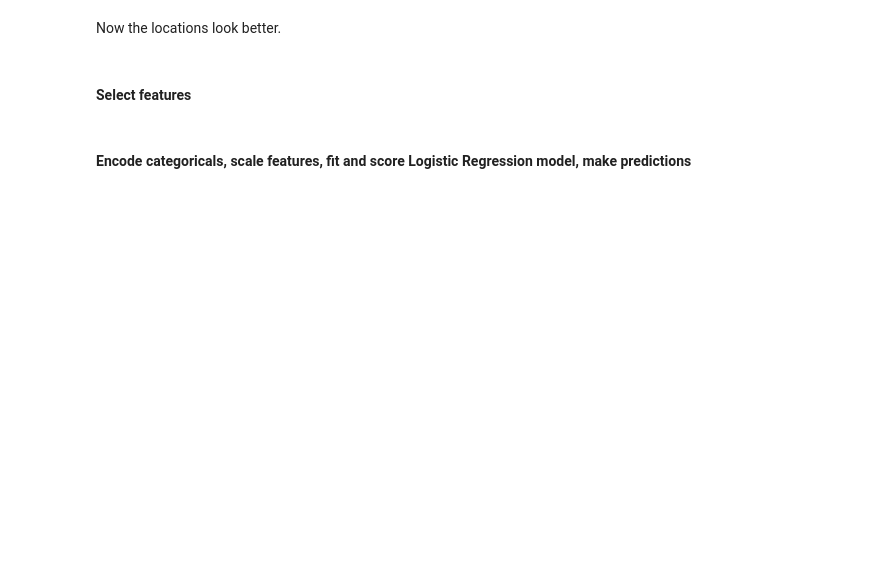
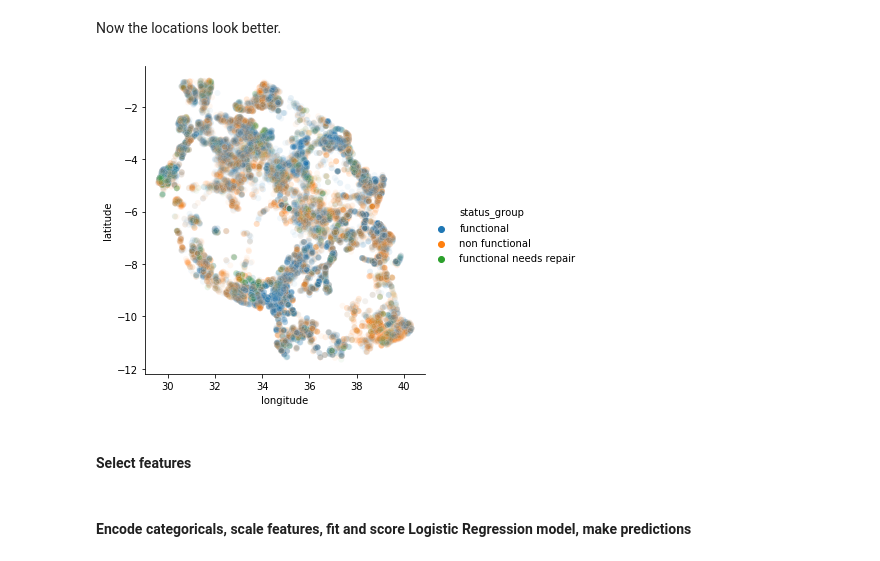
Before and after one commit to bloominstituteoftechnology/DS-Unit-2-Tree-Ensembles, a Jupyter notebook: module1-decision-trees/decision_trees.ipynb, the cells around one changed output. Cells and saved outputs as stored; diff of their text form; code cells hidden in the pictures; blank space fills up the shorter version.

```diff
--- a/module1-decision-trees/decision_trees.ipynb
+++ b/module1-decision-trees/decision_trees.ipynb
@@ -65,7 +65,7 @@ from sklearn.preprocessing import RobustScaler
 
 LOCAL = '../data/tanzania/'
 WEB = 'https://raw.githubusercontent.com/LambdaSchool/DS-Unit-2-Tree-Ensembles/master/data/tanzania/'
-source = WEB
+source = LOCAL
 
 train = pd.merge(pd.read_csv(source + 'train_features.csv'),
                  pd.read_csv(source + 'train_labels.csv'))
@@ -125,7 +143,9 @@ test = wrangle(test)
 Now the locations look better.
 # %%
 sns.relplot(x='longitude', y='latitude', hue='status_group',
-            data=train, alpha=0.1);
+            data=train, alpha=0.05);
+# %% [output]
+[figure, added]
 # %% [markdown]
 #### Select features
 # %%
```
Also changed, not shown: parts of 34 cells of this notebook, 3 other files.
